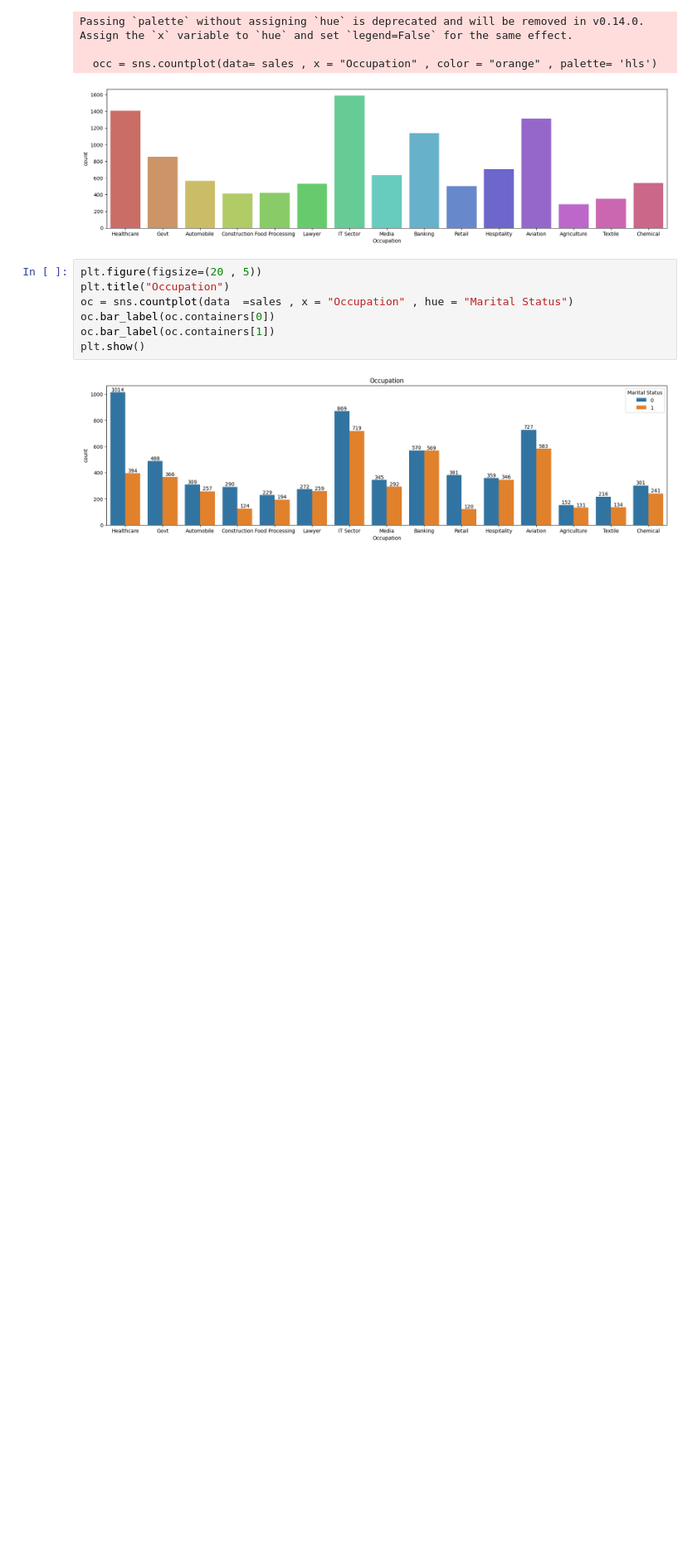
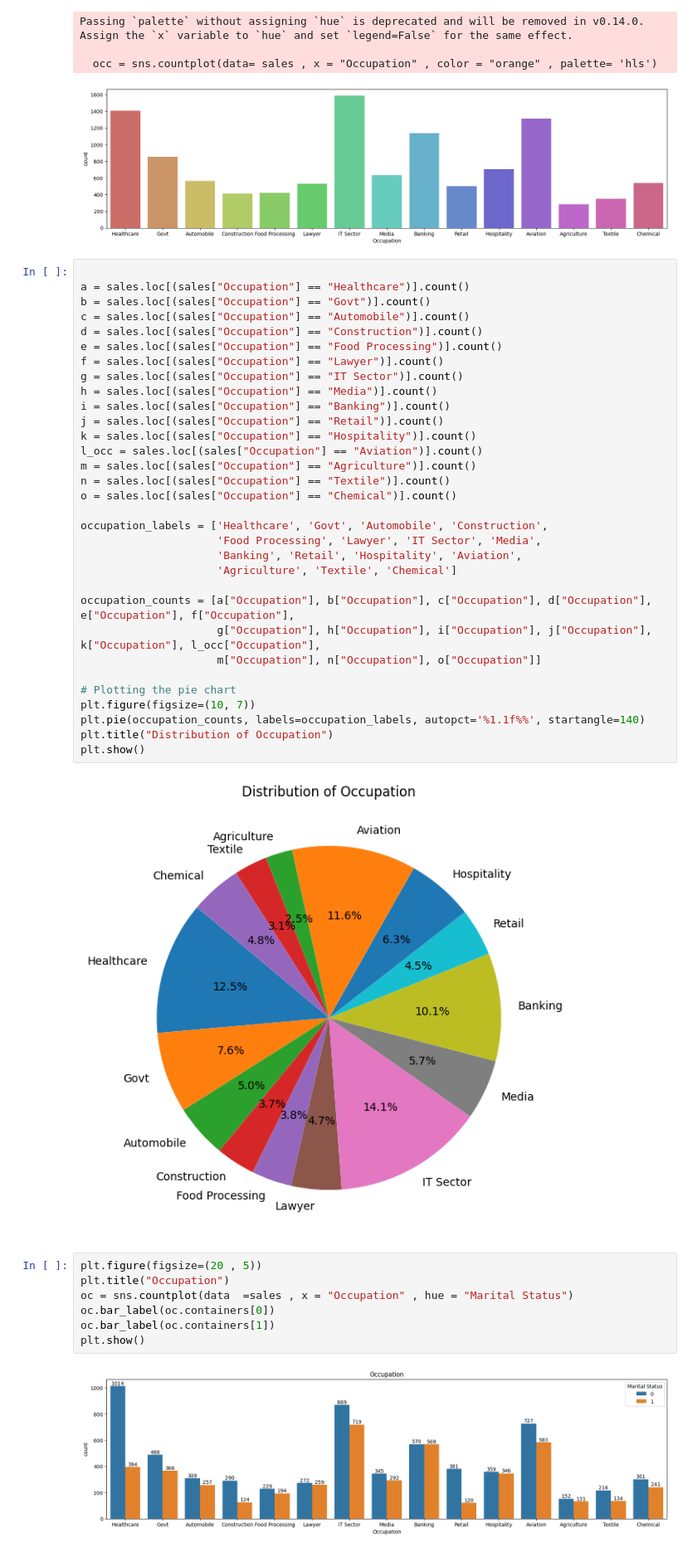
Before and after one commit to Mayankjoshi341/git-code, a Jupyter notebook: data-analysis/sales.ipynb, the cells around one changed output. Shown: that part at 83% size. Drawn from its saved outputs; the diff is of its cells as text; blank space fills up the shorter version.

```diff
--- a/data-analysis/sales.ipynb
+++ b/data-analysis/sales.ipynb
@@ -345,6 +378,40 @@ Passing `palette` without assigning `hue` is deprecated and will be removed in v
 
   occ = sns.countplot(data= sales , x = "Occupation" , color = "orange" , palette= 'hls')
 [figure]
+# %%
+
+a = sales.loc[(sales["Occupation"] == "Healthcare")].count()
+b = sales.loc[(sales["Occupation"] == "Govt")].count()
+c = sales.loc[(sales["Occupation"] == "Automobile")].count()
+d = sales.loc[(sales["Occupation"] == "Construction")].count()
+e = sales.loc[(sales["Occupation"] == "Food Processing")].count()
+f = sales.loc[(sales["Occupation"] == "Lawyer")].count()
+g = sales.loc[(sales["Occupation"] == "IT Sector")].count()
+h = sales.loc[(sales["Occupation"] == "Media")].count()
+i = sales.loc[(sales["Occupation"] == "Banking")].count()
+j = sales.loc[(sales["Occupation"] == "Retail")].count()
+k = sales.loc[(sales["Occupation"] == "Hospitality")].count()
+l_occ = sales.loc[(sales["Occupation"] == "Aviation")].count()
+m = sales.loc[(sales["Occupation"] == "Agriculture")].count()
+n = sales.loc[(sales["Occupation"] == "Textile")].count()
+o = sales.loc[(sales["Occupation"] == "Chemical")].count()
+
+occupation_labels = ['Healthcare', 'Govt', 'Automobile', 'Construction',
+                     'Food Processing', 'Lawyer', 'IT Sector', 'Media',
+                     'Banking', 'Retail', 'Hospitality', 'Aviation',
+                     'Agriculture', 'Textile', 'Chemical']
+
+occupation_counts = [a["Occupation"], b["Occupation"], c["Occupation"], d["Occupation"], e["Occupation"], f["Occupation"],
+                     g["Occupation"], h["Occupation"], i["Occupation"], j["Occupation"], k["Occupation"], l_occ["Occupation"],
+                     m["Occupation"], n["Occupation"], o["Occupation"]]
+
+# Plotting the pie chart
+plt.figure(figsize=(10, 7))
+plt.pie(occupation_counts, labels=occupation_labels, autopct='%1.1f%%', startangle=140)
+plt.title("Distribution of Occupation")
+plt.show()
+# %% [output]
+[figure, added]
 # %%
 plt.figure(figsize=(20 , 5))
 plt.title("Occupation")
```
Also changed, not shown: parts of 3 cells of this notebook.
